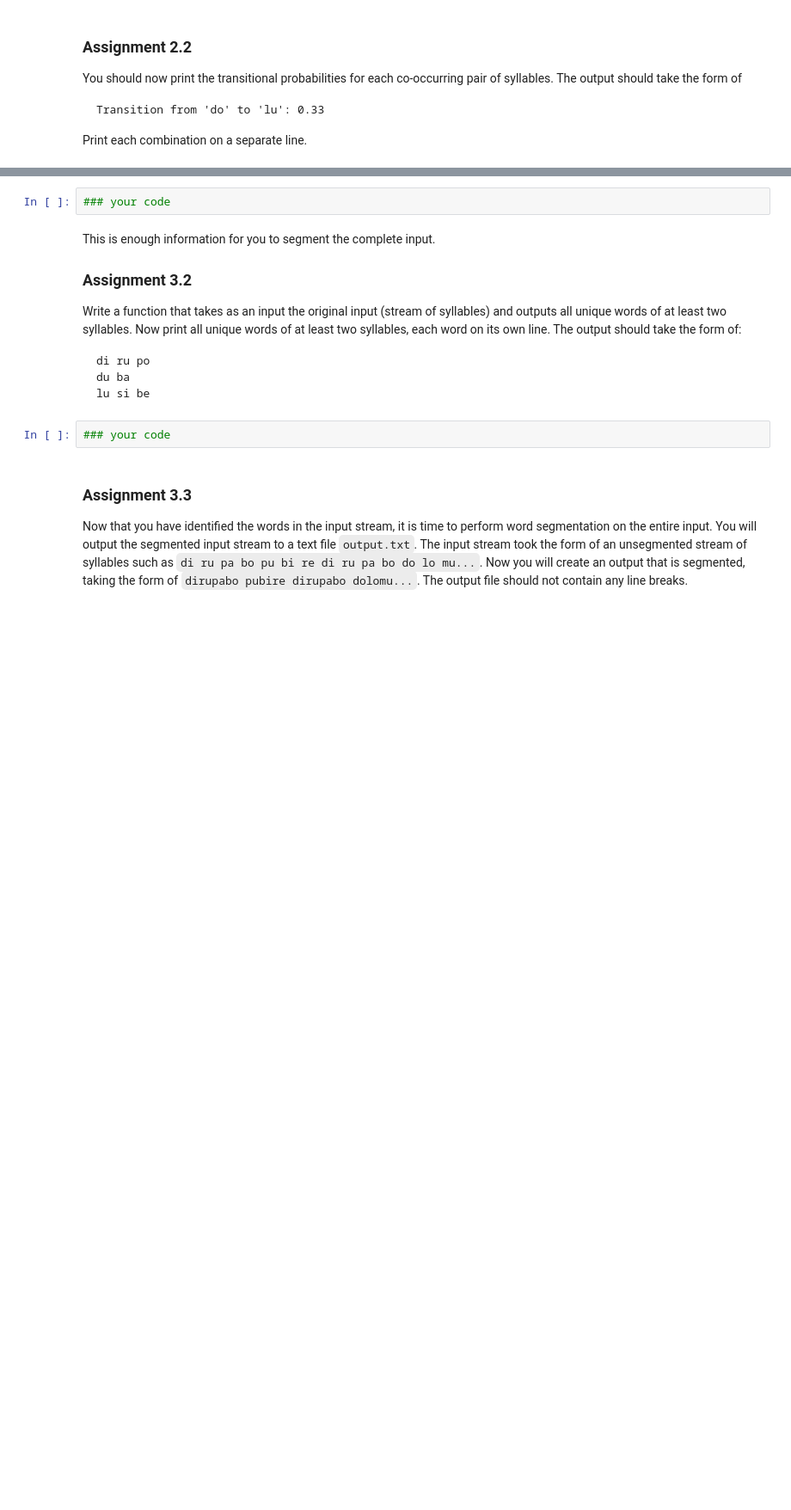
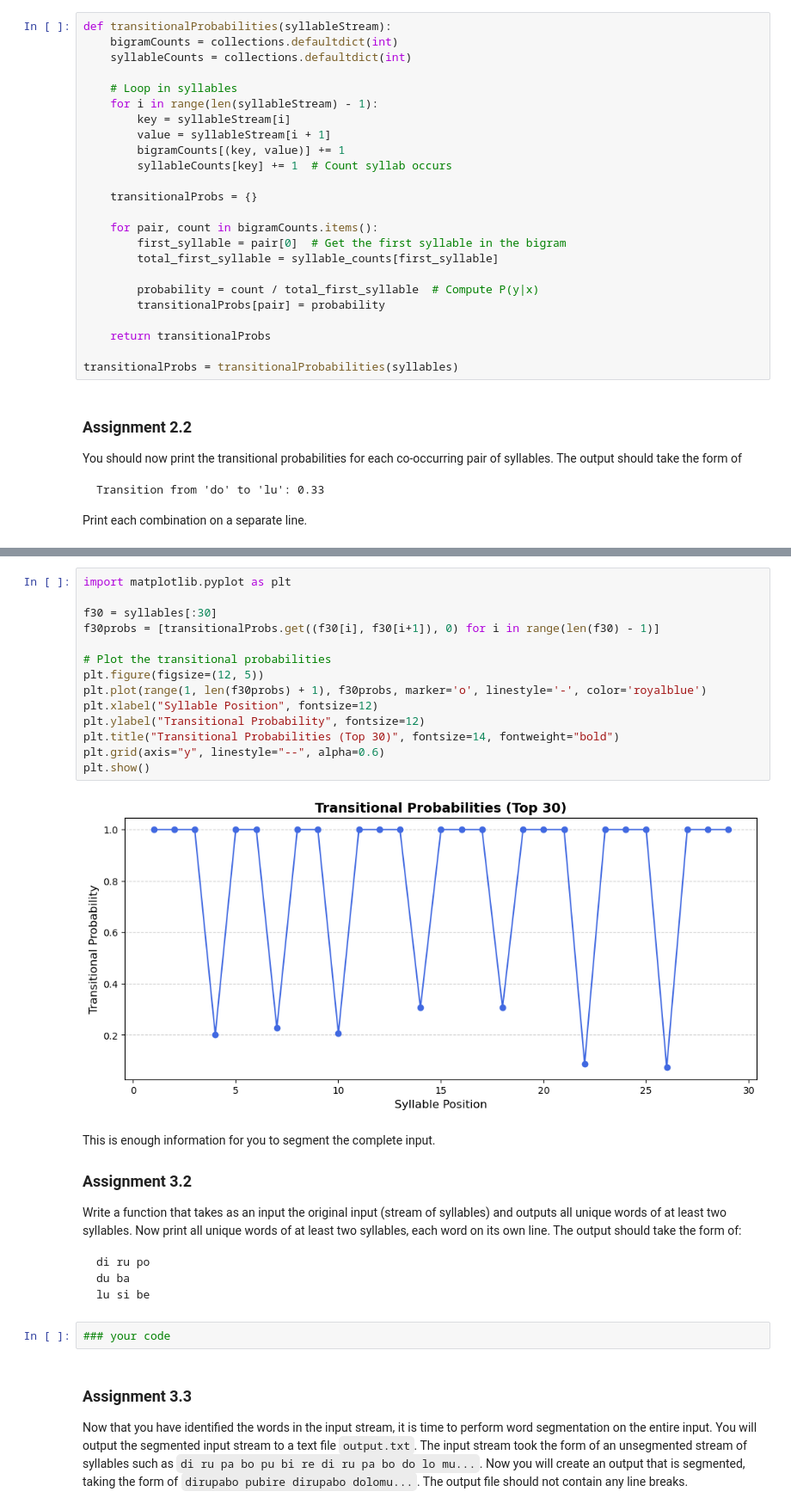
Before and after one commit to kooroshkz/Cognition_and_Computation, a Jupyter notebook: Project-2/language.ipynb, the cells around one changed output, grey strips where cells are left out. Shown at 86% size. Drawn from its saved outputs; the diff is of its cells as text; blank space fills up the shorter version.

```diff
--- a/Project-2/language.ipynb
+++ b/Project-2/language.ipynb
@@ -103,3 +105,27 @@ You will need to calculate $P(y|x)$ for each co-occurrence of syllables in the i
+# %%
+def transitionalProbabilities(syllableStream):
+    bigramCounts = collections.defaultdict(int)
+    syllableCounts = collections.defaultdict(int)
+
+    # Loop in syllables
+    for i in range(len(syllableStream) - 1):
+        key = syllableStream[i]
+        value = syllableStream[i + 1]
+        bigramCounts[(key, value)] += 1
+        syllableCounts[key] += 1  # Count syllab occurs
+
+    transitionalProbs = {}
+
+    for pair, count in bigramCounts.items():
+        first_syllable = pair[0]  # Get the first syllable in the bigram
+        total_first_syllable = syllable_counts[first_syllable]
+
+        probability = count / total_first_syllable  # Compute P(y|x)
+        transitionalProbs[pair] = probability
+
+    return transitionalProbs
+
+transitionalProbs = transitionalProbabilities(syllables)
 # %% [markdown]
 ### Assignment 2.2
 
@@ -123,8 +169,22 @@ Start by plotting the transitional probabilities for the first 30 syllables in t
 <figure>
       <img src="https://surfdrive.surf.nl/files/index.php/s/ktO0iSQZ9X7Oc12/download" alt="Random walk" style="width:400pt">
       </figure>
-# %%
-### your code
+# %%
+import matplotlib.pyplot as plt
+
+f30 = syllables[:30]
+f30probs = [transitionalProbs.get((f30[i], f30[i+1]), 0) for i in range(len(f30) - 1)]
+
+# Plot the transitional probabilities
+plt.figure(figsize=(12, 5))
+plt.plot(range(1, len(f30probs) + 1), f30probs, marker='o', linestyle='-', color='royalblue')
+plt.xlabel("Syllable Position", fontsize=12)
+plt.ylabel("Transitional Probability", fontsize=12)
+plt.title("Transitional Probabilities (Top 30)", fontsize=14, fontweight="bold")
+plt.grid(axis="y", linestyle="--", alpha=0.6)
+plt.show()
+# %% [output]
+[figure, added]
 # %% [markdown]
 This is enough information for you to segment the complete input.
 
```
Also changed, not shown: parts of 4 cells of this notebook.
